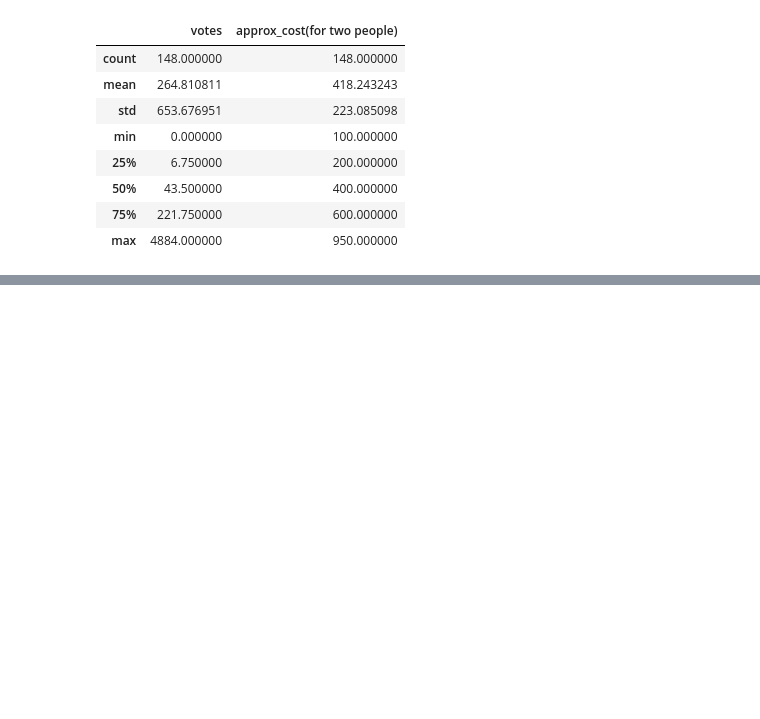
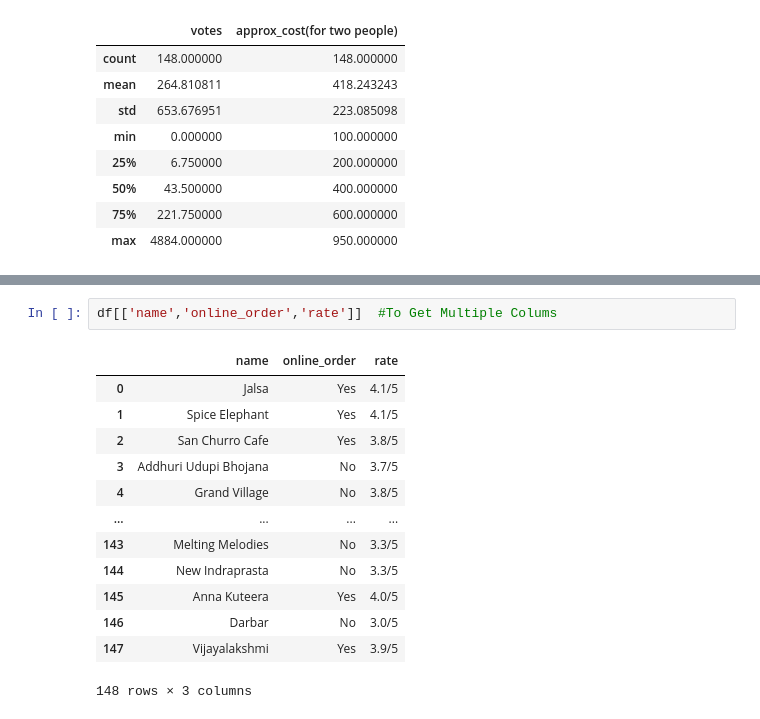
Before and after one commit to Codebyjanhvi/Data_Analysis_-Projects, a Jupyter notebook: Zomato_Pandas_.ipynb, the cells around one changed output, grey strips where cells are left out. Drawn from its saved outputs; the diff is of its cells as text; blank space fills up the shorter version.

```diff
--- a/Zomato_Pandas_.ipynb
+++ b/Zomato_Pandas_.ipynb
@@ -74,0 +92,16 @@ df.describe()
+# %%
+df[['name','online_order','rate']]  #To Get Multiple Colums
+# %% [output]
+|  | name | online_order | rate |
+| 0 | Jalsa | Yes | 4.1/5 |
+| 1 | Spice Elephant | Yes | 4.1/5 |
+| 2 | San Churro Cafe | Yes | 3.8/5 |
+| 3 | Addhuri Udupi Bhojana | No | 3.7/5 |
+| 4 | Grand Village | No | 3.8/5 |
+| ... | ... | ... | ... |
+| 143 | Melting Melodies | No | 3.3/5 |
+| 144 | New Indraprasta | No | 3.3/5 |
+| 145 | Anna Kuteera | Yes | 4.0/5 |
+| 146 | Darbar | No | 3.0/5 |
+| 147 | Vijayalakshmi | Yes | 3.9/5 |
+148 rows × 3 columns
```
Also changed, not shown: parts of 1 cell of this notebook.
